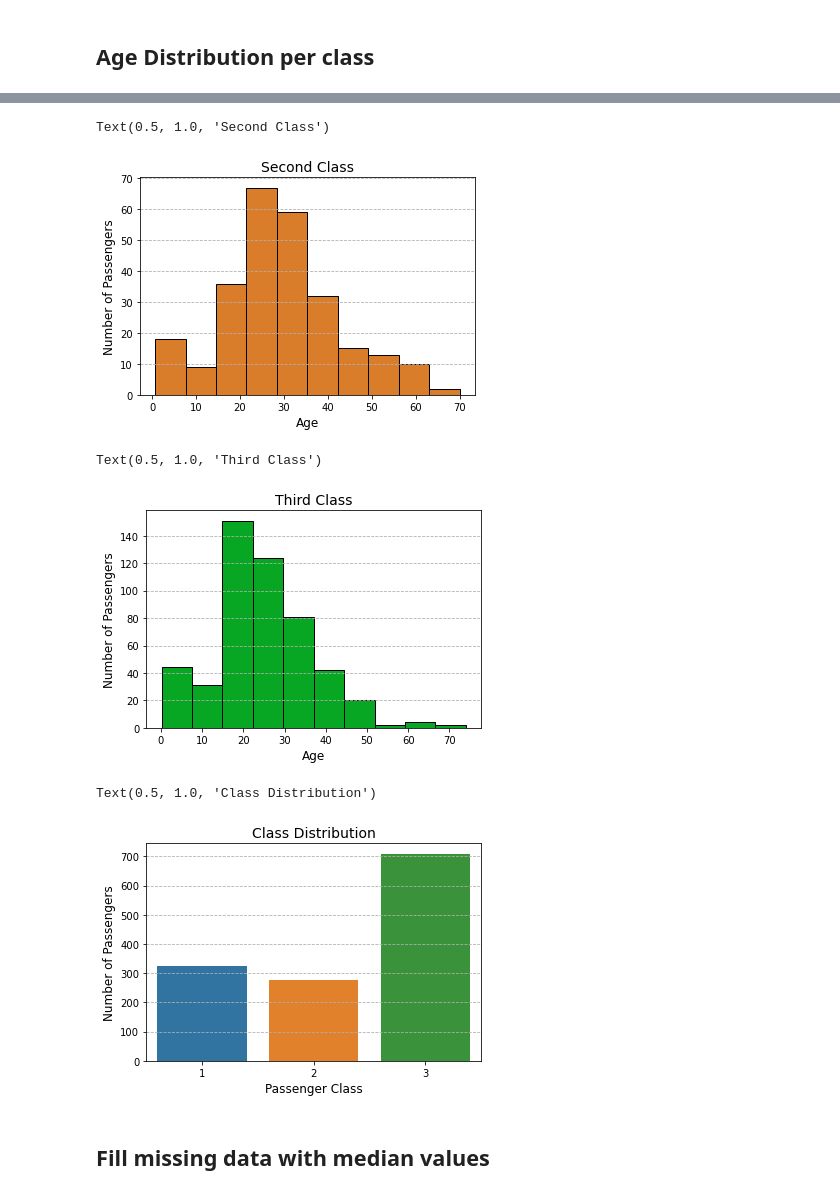
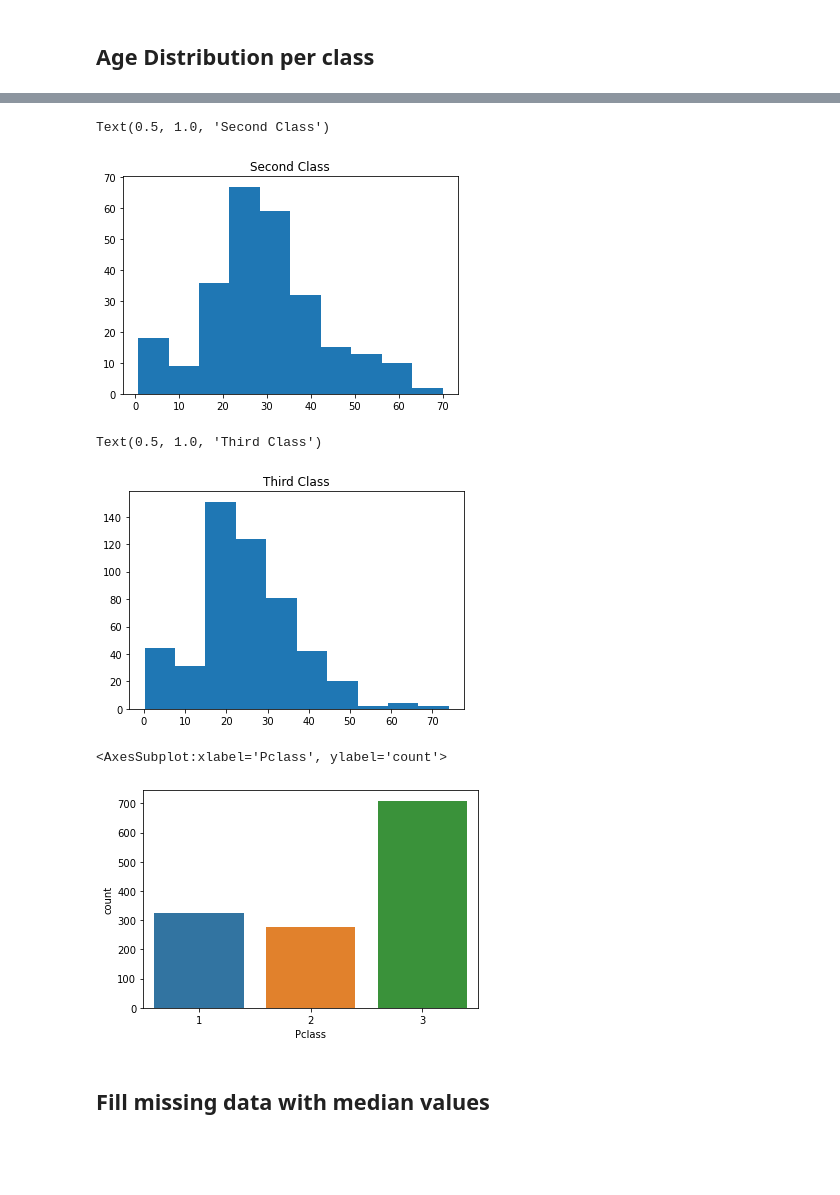
Before and after one commit to pdtTech/Titanic, a Jupyter notebook: Titanic Team Project.ipynb, the cells around one changed output, grey strips where cells are left out. Saved outputs shown, nothing was run; the diff lists cells and outputs as text; code cells hidden in the pictures; blank space fills up the shorter version.

```diff
--- a/Titanic Team Project.ipynb
+++ b/Titanic Team Project.ipynb
@@ -128,7 +125,4 @@ Text(0.5, 1.0, 'Overall Age Distribution')
 class_1 = titanic_all[titanic_all['Pclass'] == 1]
 class_2 = titanic_all[titanic_all['Pclass'] == 2]
 class_3 = titanic_all[titanic_all['Pclass'] == 3]
-
-plt.rc('axes', titlesize=14) #fontsize of the titles
-plt.rc('axes', labelsize=12) #fontsize of the x and y labels
 # %%
@@ -145,39 +134,23 @@ Text(0.5, 1.0, 'First Class')
 # %%
-plt.hist(class_2["Age"], edgecolor='black', color='#d97d2a')
-
-plt.grid(axis='y', linestyle = '--')
-
-plt.xlabel('Age')
-plt.ylabel('Number of Passengers')
+plt.hist(class_2["Age"])
 plt.title("Second Class")
 # %% [output]
 Text(0.5, 1.0, 'Second Class')
-[figure, old version]
+[figure, new version]
 # %%
-plt.hist(class_3["Age"], edgecolor='black', color='#07a623')
-
-plt.grid(axis='y', linestyle = '--')
-
-plt.xlabel('Age')
-plt.ylabel('Number of Passengers')
+plt.hist(class_3["Age"])
 plt.title("Third Class")
 # %% [output]
 Text(0.5, 1.0, 'Third Class')
-[figure, old version]
+[figure, new version]
 # %%
 #sns.countplot(x='Pclass', hue='Age', data=titanic_all)
 # %%
 #Majority of passengers were Third Class
 sns.countplot(x='Pclass', data=titanic_all)
-
-plt.grid(axis='y', linestyle = '--')
-
-plt.xlabel('Passenger Class')
-plt.ylabel('Number of Passengers')
-plt.title("Class Distribution")
 # %% [output]
-Text(0.5, 1.0, 'Class Distribution')
+<AxesSubplot:xlabel='Pclass', ylabel='count'>
-[figure, old version]
+[figure, new version]
 # %% [markdown]
 ## Fill missing data with median values
 # %%
```
Also changed, not shown: parts of 3 cells of this notebook.
